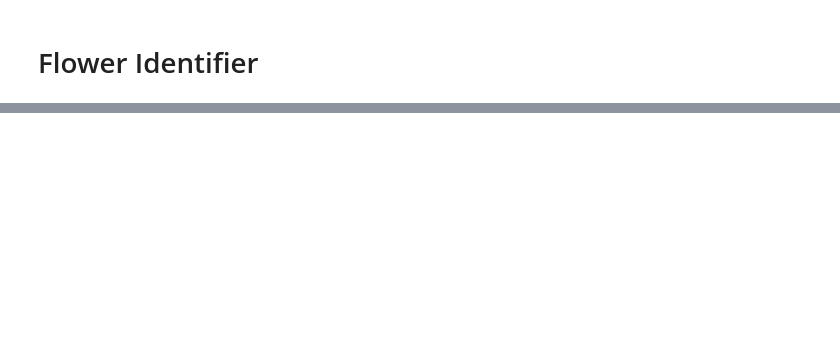
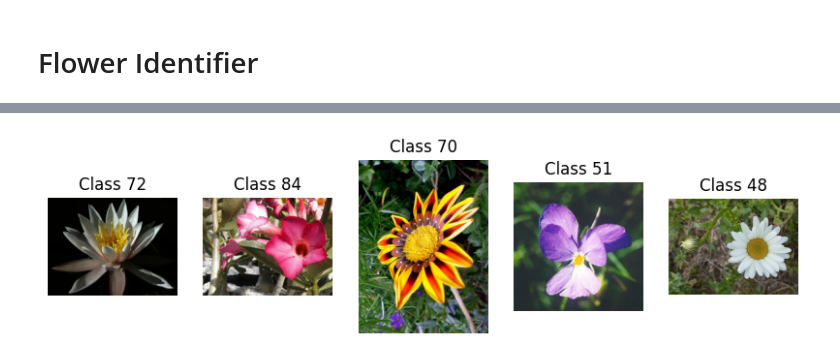
Before and after one commit to shanjali/Flower-Identifier, a Jupyter notebook: flower_finetuned_model.ipynb, the cells around one changed output, grey strips where cells are left out. Saved outputs shown, nothing was run; the diff lists cells and outputs as text; code cells hidden in the pictures; blank space fills up the shorter version.

```diff
--- a/flower_finetuned_model.ipynb
+++ b/flower_finetuned_model.ipynb
@@ -11,0 +45,14 @@ train_dataset, test_dataset, val_dataset = dataset['train'], dataset['test'], da
+# %%
+# Function to display random images
+def plot_random_images(dataset, num_images=5):
+    plt.figure(figsize=(10, 10))
+    for i, (image, label) in enumerate(dataset.take(num_images)):
+        plt.subplot(1, num_images, i+1)
+        plt.imshow(image.numpy())
+        plt.axis('off')
+        plt.title(f'Class {label.numpy()}')
+    plt.show()
+
+# Display random images from the training set
+plot_random_images(train_dataset)
+# %% [output]
@@ -12,3 +60,4 @@ train_dataset, test_dataset, val_dataset = dataset['train'], dataset['test'], da
+[figure, added]
 # %%
 IMG_SIZE = 224
 
```
Also changed, not shown: parts of 14 cells of this notebook.
